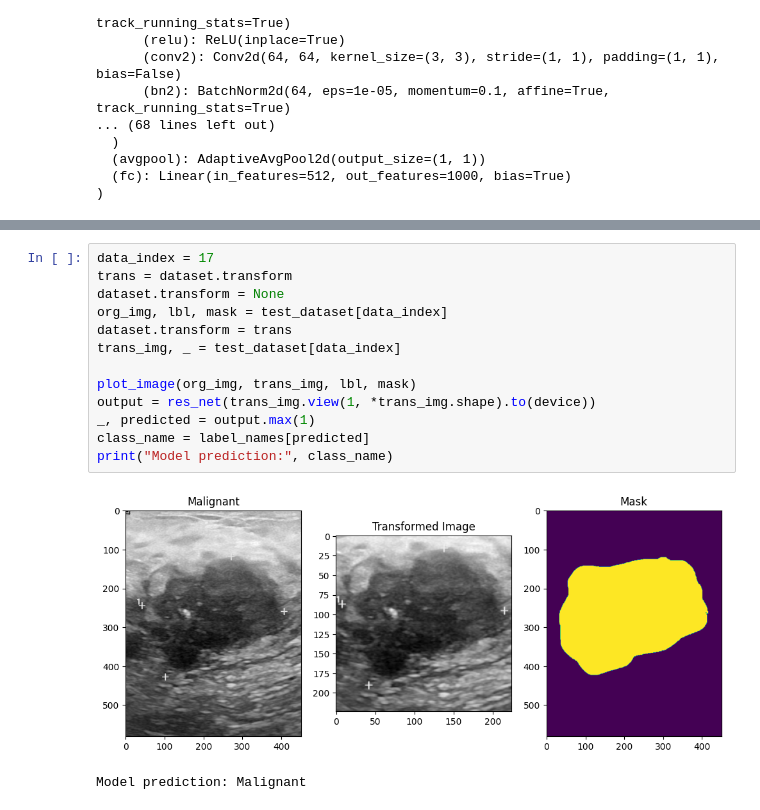
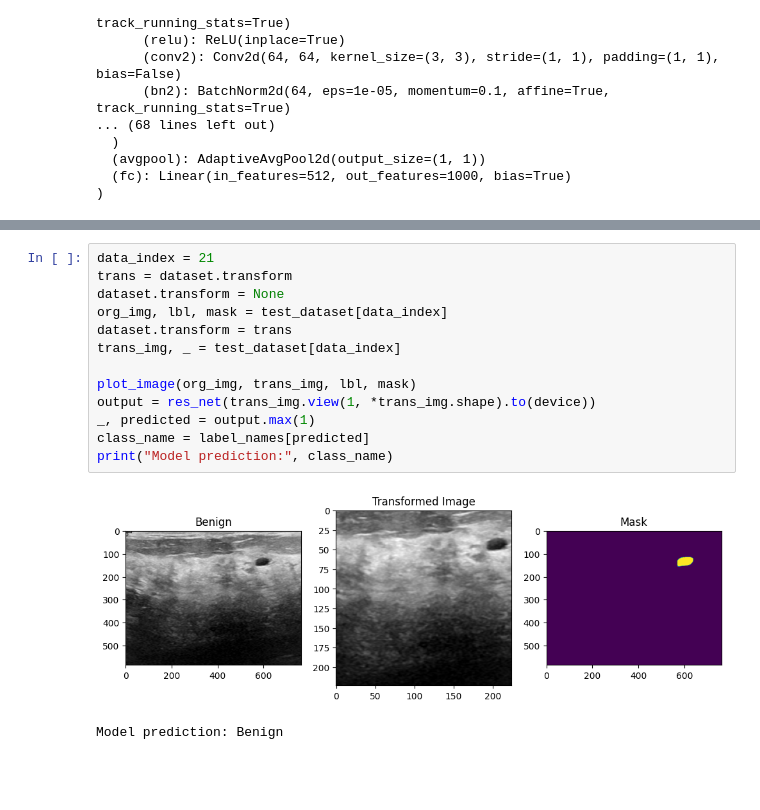
Before and after one commit to Amirhossein-Nayebi/ltu-M7016H-project, a Jupyter notebook: main.ipynb, the cells around one changed output, grey strips where cells are left out. Drawn from its saved outputs; the diff is of its cells as text; blank space fills up the shorter version.

```diff
--- a/main.ipynb
+++ b/main.ipynb
@@ -391,16 +397,16 @@ plt.show()
 # %%
-data_index = 17
+data_index = 21
 trans = dataset.transform
 dataset.transform = None
 org_img, lbl, mask = test_dataset[data_index]
 dataset.transform = trans
 trans_img, _ = test_dataset[data_index]
 
 plot_image(org_img, trans_img, lbl, mask)
 output = res_net(trans_img.view(1, *trans_img.shape).to(device))
 _, predicted = output.max(1)
 class_name = label_names[predicted]
 print("Model prediction:", class_name)
 # %% [output]
-[figure, old version]
+[figure, new version]
-Model prediction: Malignant
+Model prediction: Benign
```
Also changed, not shown: parts of 4 cells of this notebook.
